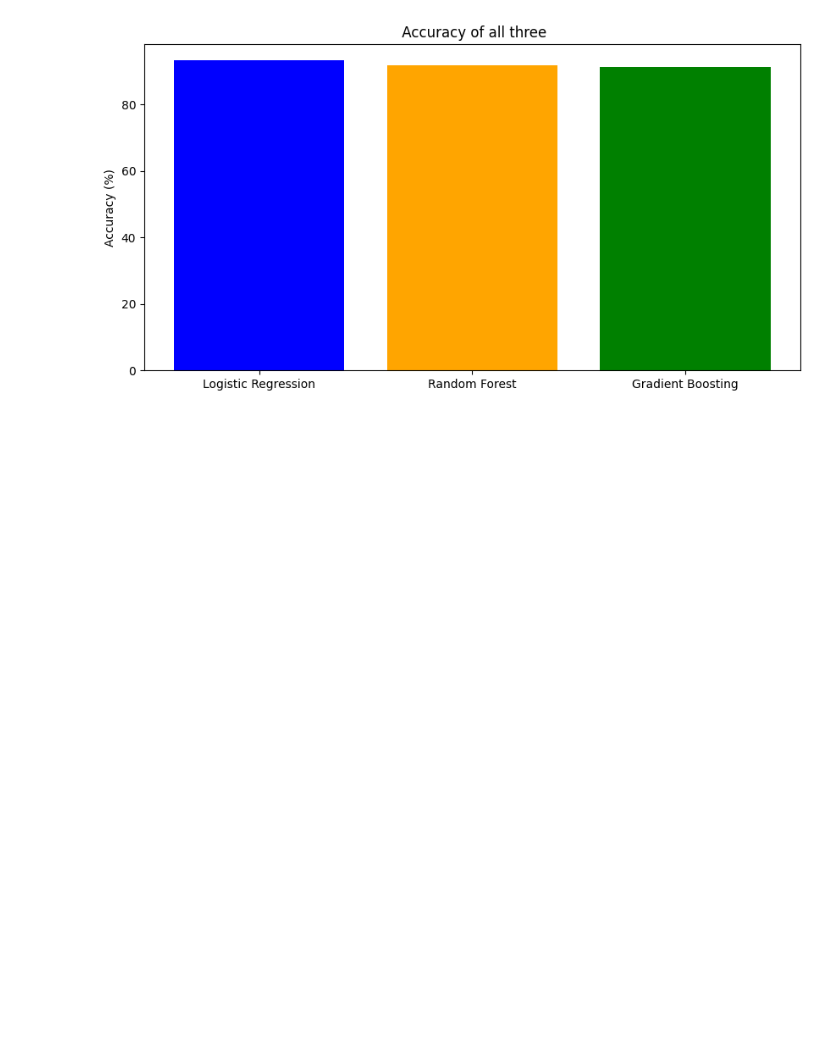
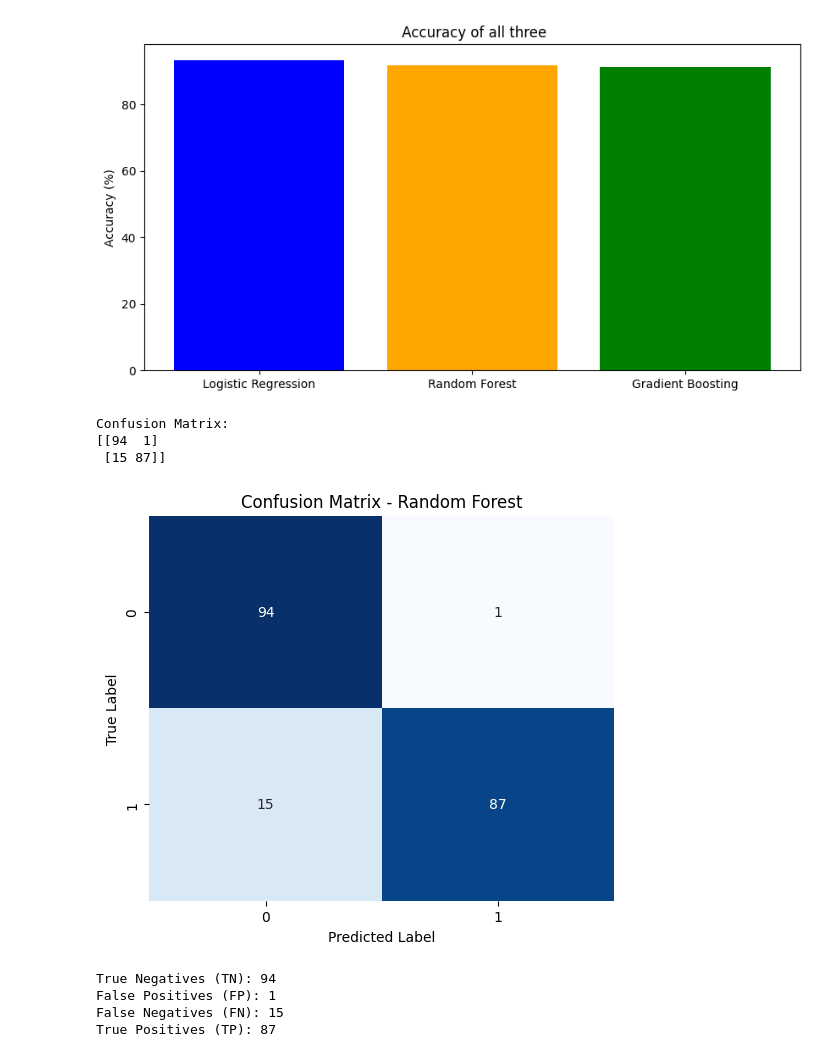
Before and after one commit to rishika01-code/Credit-card-Fraud-Detection, a Jupyter notebook: Credit_Card_fraud_detection.ipynb, the cells around one changed output. Saved outputs shown, nothing was run; the diff lists cells and outputs as text; code cells hidden in the pictures; blank space fills up the shorter version.

Commit message:
Confusion Matrix visualization

```diff
--- a/Credit_Card_fraud_detection.ipynb
+++ b/Credit_Card_fraud_detection.ipynb
@@ -220,3 +221,30 @@ plt.title(' Accuracy of all three')
 plt.show()
 # %% [output]
 [figure]
+# %%
+cm = confusion_matrix(y_test, y_pred_rf)
+
+print("Confusion Matrix:")
+print(cm)
+# %% [output]
+Confusion Matrix:
+[[94  1]
+ [15 87]]
+# %%
+plt.figure(figsize=(6, 5))
+sns.heatmap(cm, annot=True, fmt='d', cmap='Blues', cbar=False)
+plt.title('Confusion Matrix - Random Forest')
+plt.ylabel('True Label')
+plt.xlabel('Predicted Label')
+plt.show()
+
+print(f"\nTrue Negatives (TN): {cm[0][0]}")
+print(f"False Positives (FP): {cm[0][1]}")
+print(f"False Negatives (FN): {cm[1][0]}")
+print(f"True Positives (TP): {cm[1][1]}")
+# %% [output]
+[figure, added]
+True Negatives (TN): 94
+False Positives (FP): 1
+False Negatives (FN): 15
+True Positives (TP): 87
```
Also changed, not shown: parts of 1 cell of this notebook.
